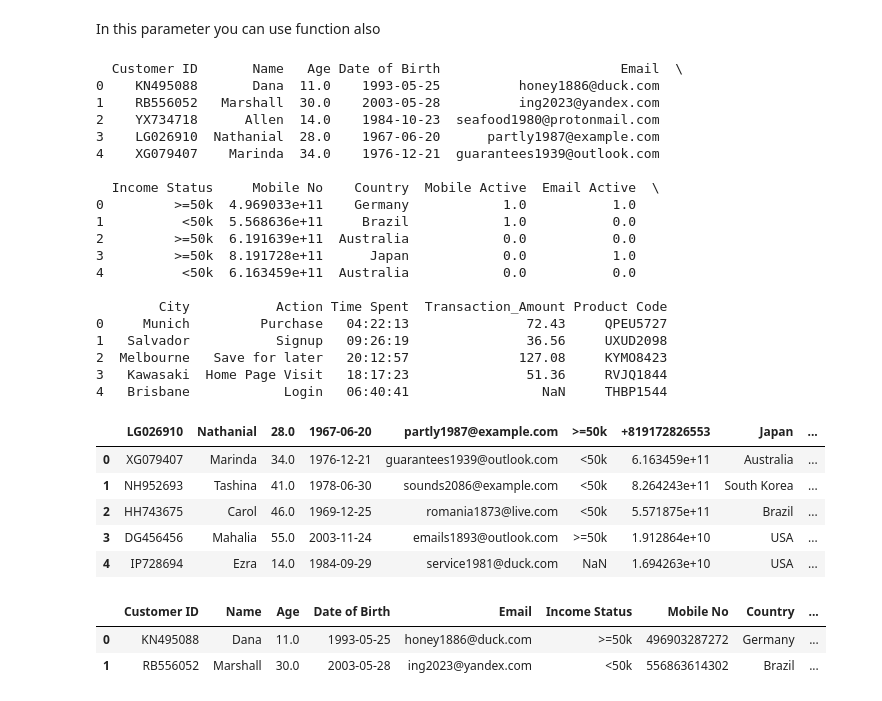
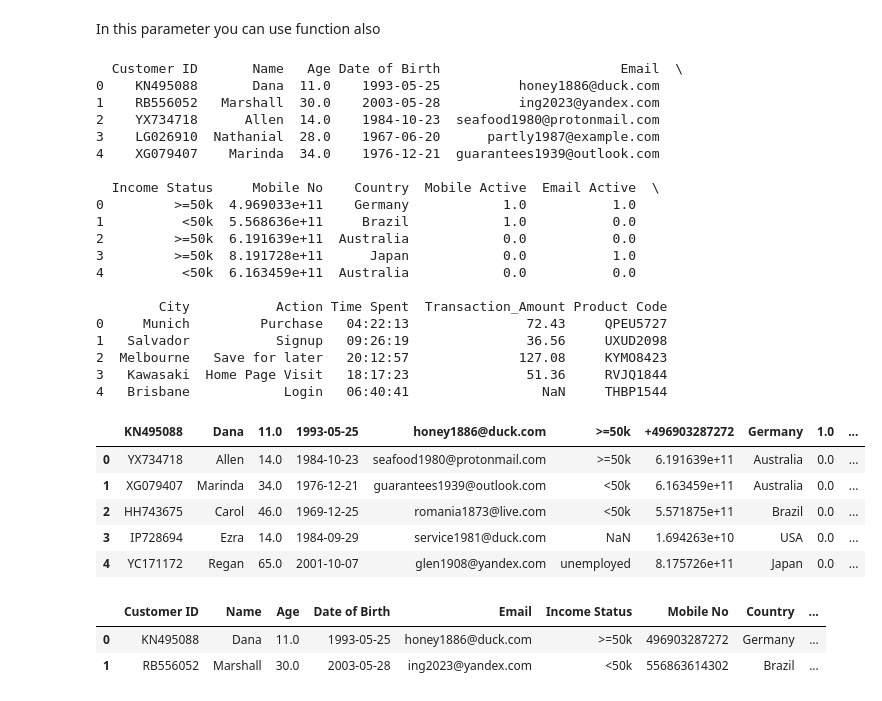
Before and after one commit to harzrawat/Internship_practice, a Jupyter notebook: my_practice/100ML/csv/my_try.ipynb, the cells around one changed output. Drawn from its saved outputs; the diff is of its cells as text; code cells hidden in the pictures.

```diff
--- a/my_practice/100ML/csv/my_try.ipynb
+++ b/my_practice/100ML/csv/my_try.ipynb
@@ -139,36 +158,37 @@ In this parameter you can use function also
 # %%
 df = pd.read_csv('dirty_data.csv').head()
 print(df)
-func = lambda x: x**2
-pd.read_csv('dirty_data.csv',skiprows= func(2)).head()
+func = lambda x: x*2
+df_modified = pd.read_csv('dirty_data.csv',skiprows= [func(i) for i in range(5)]).head()
+df_modified
 # can pass any function as value of skip rows
 # %% [output]
   Customer ID       Name   Age Date of Birth                       Email  \
 0    KN495088       Dana  11.0    1993-05-25          honey1886@duck.com
 1    RB556052   Marshall  30.0    2003-05-28          ing2023@yandex.com
 2    YX734718      Allen  14.0    1984-10-23  seafood1980@protonmail.com
 3    LG026910  Nathanial  28.0    1967-06-20      partly1987@example.com
 4    XG079407    Marinda  34.0    1976-12-21  guarantees1939@outlook.com
 
   Income Status     Mobile No    Country  Mobile Active  Email Active  \
 0         >=50k  4.969033e+11    Germany            1.0           1.0
 1          <50k  5.568636e+11     Brazil            1.0           0.0
 2         >=50k  6.191639e+11  Australia            0.0           0.0
 3         >=50k  8.191728e+11      Japan            0.0           1.0
 4          <50k  6.163459e+11  Australia            0.0           0.0
 
         City           Action Time Spent  Transaction_Amount Product Code
 0     Munich         Purchase   04:22:13               72.43     QPEU5727
 1   Salvador           Signup   09:26:19               36.56     UXUD2098
 2  Melbourne   Save for later   20:12:57              127.08     KYMO8423
 3   Kawasaki  Home Page Visit   18:17:23               51.36     RVJQ1844
 4   Brisbane            Login   06:40:41                 NaN     THBP1544
-|  | LG026910 | Nathanial | 28.0 | 1967-06-20 | partly1987@example.com | >=50k | +819172826553 | Japan | ... |
-| 0 | XG079407 | Marinda | 34.0 | 1976-12-21 | guarantees1939@outlook.com | <50k | 6.163459e+11 | Australia | ... |
-| 1 | NH952693 | Tashina | 41.0 | 1978-06-30 | sounds2086@example.com | <50k | 8.264243e+11 | South Korea | ... |
-| 2 | HH743675 | Carol | 46.0 | 1969-12-25 | romania1873@live.com | <50k | 5.571875e+11 | Brazil | ... |
-| 3 | DG456456 | Mahalia | 55.0 | 2003-11-24 | emails1893@outlook.com | >=50k | 1.912864e+10 | USA | ... |
-| 4 | IP728694 | Ezra | 14.0 | 1984-09-29 | service1981@duck.com | NaN | 1.694263e+10 | USA | ... |
+|  | KN495088 | Dana | 11.0 | 1993-05-25 | honey1886@duck.com | >=50k | +496903287272 | Germany | 1.0 | ... |
+| 0 | YX734718 | Allen | 14.0 | 1984-10-23 | seafood1980@protonmail.com | >=50k | 6.191639e+11 | Australia | 0.0 | ... |
+| 1 | XG079407 | Marinda | 34.0 | 1976-12-21 | guarantees1939@outlook.com | <50k | 6.163459e+11 | Australia | 0.0 | ... |
+| 2 | HH743675 | Carol | 46.0 | 1969-12-25 | romania1873@live.com | <50k | 5.571875e+11 | Brazil | 0.0 | ... |
+| 3 | IP728694 | Ezra | 14.0 | 1984-09-29 | service1981@duck.com | NaN | 1.694263e+10 | USA | 0.0 | ... |
+| 4 | YC171172 | Regan | 65.0 | 2001-10-07 | glen1908@yandex.com | unemployed | 8.175726e+11 | Japan | 0.0 | ... |
 # %%
 pd.read_csv('dirty_data.csv',nrows=2).head()
 # %% [output]
```
Also changed, not shown: parts of 15 cells of this notebook, 2 other files.
